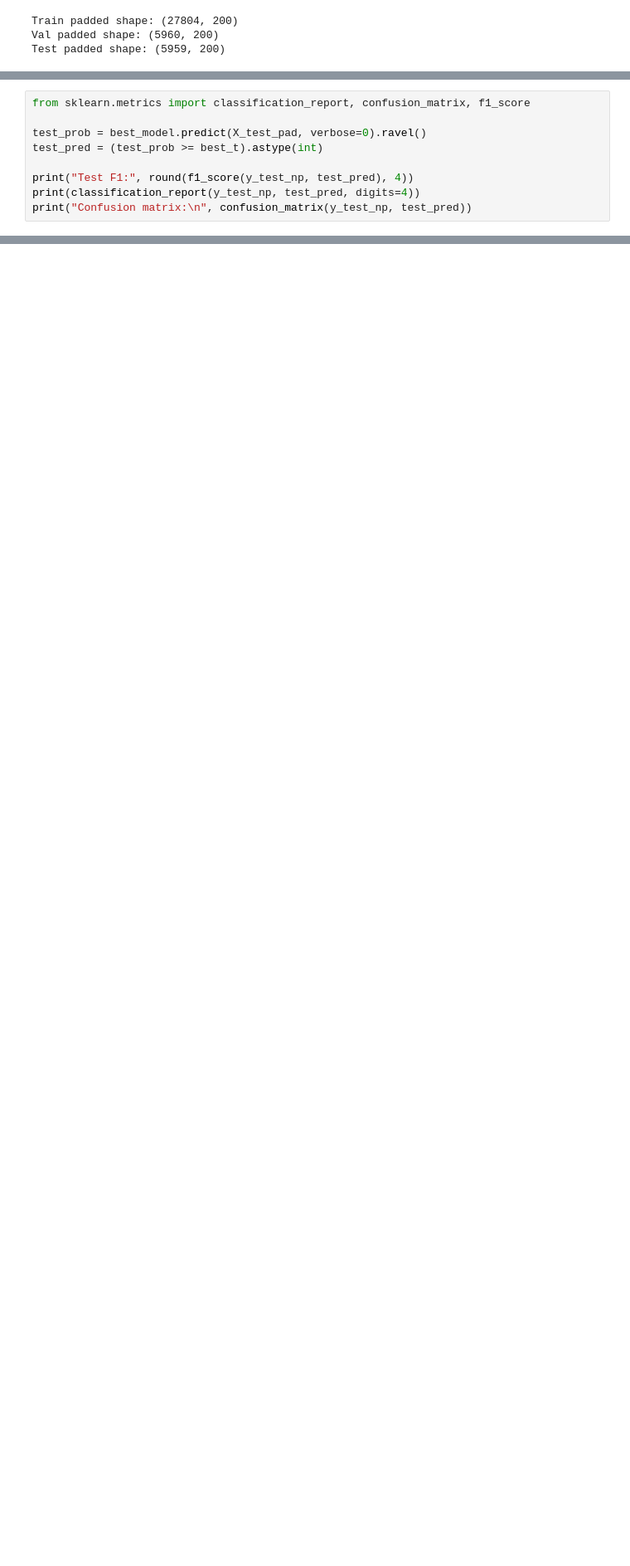
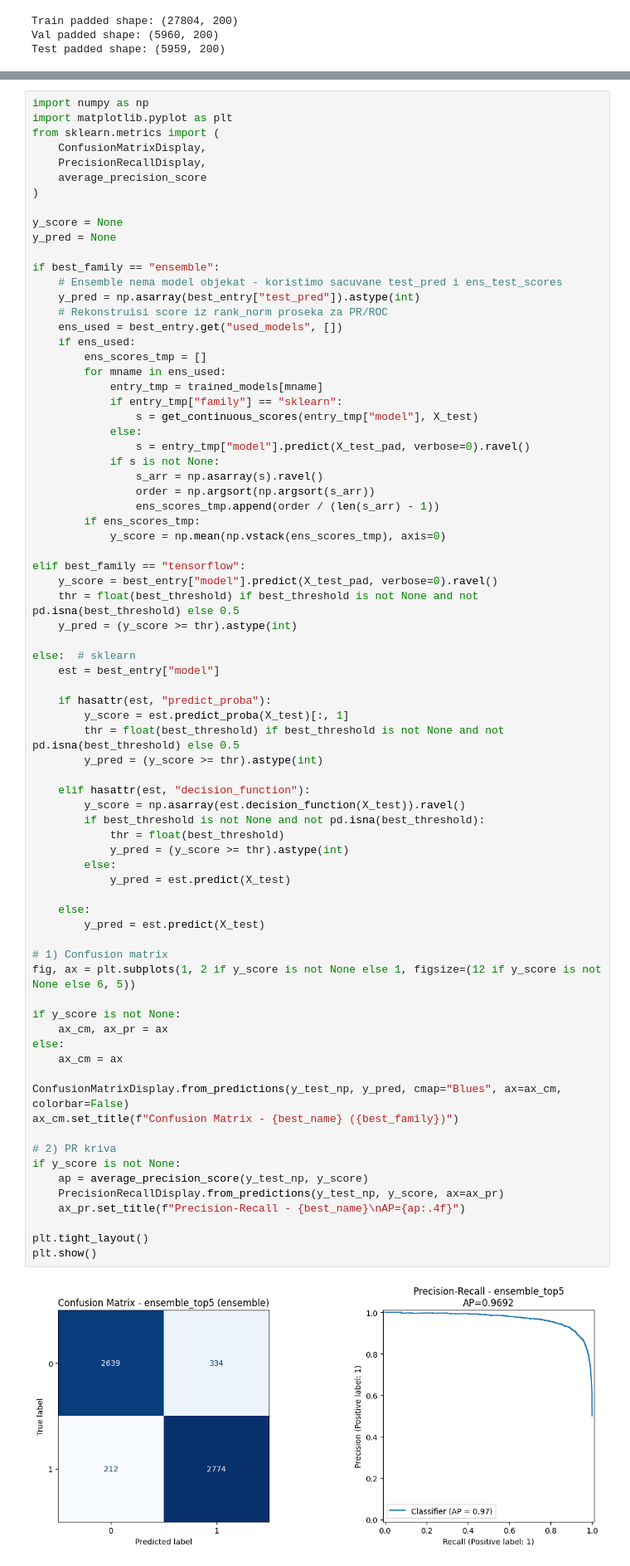
Before and after one commit to anastasijasavov/machine-learning, a Jupyter notebook: notebooks/movies.ipynb, the cells around one changed output, grey strips where cells are left out. Shown at 83% size. Drawn from its saved outputs; the diff is of its cells as text; blank space fills up the shorter version.

```diff
--- a/notebooks/movies.ipynb
+++ b/notebooks/movies.ipynb
@@ -571,9 +449,0 @@ Best val F1: 0.8784 Threshold: 0.33
-# %%
-from sklearn.metrics import classification_report, confusion_matrix, f1_score
-
-test_prob = best_model.predict(X_test_pad, verbose=0).ravel()
-test_pred = (test_prob >= best_t).astype(int)
-
-print("Test F1:", round(f1_score(y_test_np, test_pred), 4))
-print(classification_report(y_test_np, test_pred, digits=4))
-print("Confusion matrix:\n", confusion_matrix(y_test_np, test_pred))
@@ -736,0 +1088,77 @@ Dalje unapređenje je moguće kroz Transformer fine-tuning (npr. DistilBERT/BERT
+# %%
+import numpy as np
+import matplotlib.pyplot as plt
+from sklearn.metrics import (
+    ConfusionMatrixDisplay,
+    PrecisionRecallDisplay,
+    average_precision_score
+)
+
+y_score = None
+y_pred = None
+
+if best_family == "ensemble":
+    # Ensemble nema model objekat - koristimo sacuvane test_pred i ens_test_scores
+    y_pred = np.asarray(best_entry["test_pred"]).astype(int)
+    # Rekonstruisi score iz rank_norm proseka za PR/ROC
+    ens_used = best_entry.get("used_models", [])
+    if ens_used:
+        ens_scores_tmp = []
+        for mname in ens_used:
+            entry_tmp = trained_models[mname]
+            if entry_tmp["family"] == "sklearn":
+                s = get_continuous_scores(entry_tmp["model"], X_test)
+            else:
+                s = entry_tmp["model"].predict(X_test_pad, verbose=0).ravel()
+            if s is not None:
+                s_arr = np.asarray(s).ravel()
+                order = np.argsort(np.argsort(s_arr))
+                ens_scores_tmp.append(order / (len(s_arr) - 1))
+        if ens_scores_tmp:
+            y_score = np.mean(np.vstack(ens_scores_tmp), axis=0)
+
+elif best_family == "tensorflow":
+    y_score = best_entry["model"].predict(X_test_pad, verbose=0).ravel()
+    thr = float(best_threshold) if best_threshold is not None and not pd.isna(best_threshold) else 0.5
+    y_pred = (y_score >= thr).astype(int)
+
+else:  # sklearn
+    est = best_entry["model"]
+
+    if hasattr(est, "predict_proba"):
+        y_score = est.predict_proba(X_test)[:, 1]
+        thr = float(best_threshold) if best_threshold is not None and not pd.isna(best_threshold) else 0.5
+        y_pred = (y_score >= thr).astype(int)
+
+    elif hasattr(est, "decision_function"):
+        y_score = np.asarray(est.decision_function(X_test)).ravel()
+        if best_threshold is not None and not pd.isna(best_threshold):
+            thr = float(best_threshold)
+            y_pred = (y_score >= thr).astype(int)
+        else:
+            y_pred = est.predict(X_test)
+
+    else:
+        y_pred = est.predict(X_test)
+
+# 1) Confusion matrix
+fig, ax = plt.subplots(1, 2 if y_score is not None else 1, figsize=(12 if y_score is not None else 6, 5))
+
+if y_score is not None:
+    ax_cm, ax_pr = ax
+else:
+    ax_cm = ax
+
+ConfusionMatrixDisplay.from_predictions(y_test_np, y_pred, cmap="Blues", ax=ax_cm, colorbar=False)
+ax_cm.set_title(f"Confusion Matrix - {best_name} ({best_family})")
+
+# 2) PR kriva
+if y_score is not None:
+    ap = average_precision_score(y_test_np, y_score)
+    PrecisionRecallDisplay.from_predictions(y_test_np, y_score, ax=ax_pr)
+    ax_pr.set_title(f"Precision-Recall - {best_name}\nAP={ap:.4f}")
+
+plt.tight_layout()
+plt.show()
+# %% [output]
+[figure, added]
```
Also changed, not shown: parts of 24 cells of this notebook.
